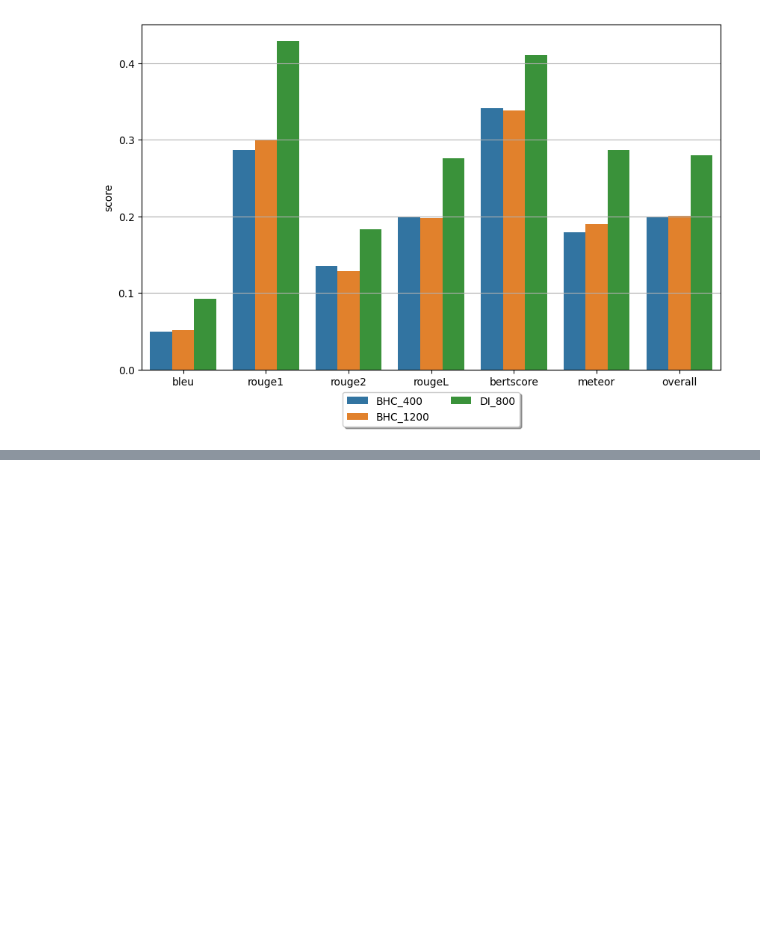
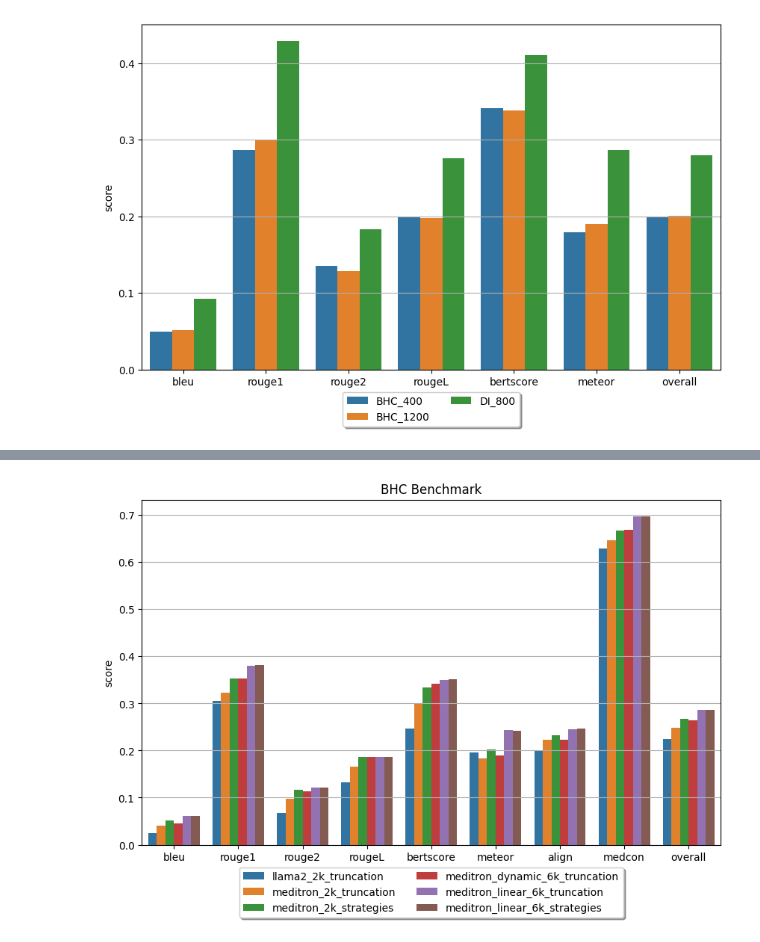
Before and after one commit to HAOTIAN89/MEDISCHARGE, a Jupyter notebook: notebooks/sections_scores_analysis.ipynb, the cells around one changed output, grey strips where cells are left out. Saved outputs shown, nothing was run; the diff lists cells and outputs as text; code cells hidden in the pictures; blank space fills up the shorter version.

Commit message:
benchmarks

```diff
--- a/notebooks/sections_scores_analysis.ipynb
+++ b/notebooks/sections_scores_analysis.ipynb
@@ -60,0 +203,80 @@ plt.show()
+# %%
+bhc_benchmark_llama2 = pd.read_json('../data/paper_infered/llama2-7b-bhc-p-2k/scores.json', orient='records', typ='series')
+bhc_benchmark_meditron_2k = pd.read_json('../data/paper_infered/meditron-7b-bhc-p-2k/scores.json', orient='records', typ='series')
+bhc_benchmark_meditron_dynamic_6k = pd.read_json('../data/paper_infered/meditron-7b-bhc-p-d6k/scores.json', orient='records', typ='series')
+bhc_benchmark_meditron_linear_6k = pd.read_json('../data/paper_infered/meditron-7b-bhc-p-l6k/scores.json', orient='records', typ='series')
+bhc_benchmark_meditron_linear_6k_strategies = pd.read_json('../data/paper_infered/meditron-7b-bhc-p-l6k-s/scores.json', orient='records', typ='series')
+bhc_benchmark_meditron_2k_strategies = pd.read_json('../data/paper_infered/meditron-7b-bhc-p-2k-s/scores.json', orient='records', typ='series')
+bhc_benchmark_meditron_linear_6k_submission = pd.read_json('../data/submissions/best_bhc/scores.json', orient='records', typ='series')
+
+
+di_benchmark_llama2 = pd.read_json('../data/paper_infered/llama2-7b-di-p-2k/scores.json', orient='records', typ='series')
+di_benchmark_meditron_2k = pd.read_json('../data/paper_infered/meditron-7b-di-p-2k/scores.json', orient='records', typ='series')
+di_benchmark_meditron_dynamic_6k = pd.read_json('../data/paper_infered/meditron-7b-di-p-d6k/scores.json', orient='records', typ='series')
+di_benchmark_meditron_linear_6k = pd.read_json('../data/paper_infered/meditron-7b-di-p-l6k/scores.json', orient='records', typ='series')
+di_benchmark_meditron_linear_6k_strategies = pd.read_json('../data/paper_infered/meditron-7b-di-p-l6k-s/scores.json', orient='records', typ='series')
+di_benchmark_meditron_2k_strategies = pd.read_json('../data/paper_infered/meditron-7b-di-p-2k-s/scores.json', orient='records', typ='series')
+di_benchmark_meditron_linear_6k_submission = pd.read_json('../data/submissions/best_di/scores.json', orient='records', typ='series')
+
+# create a DataFrame with the scores
+bhc_benchmark_df = pd.DataFrame({
+    'llama2_2k_truncation': bhc_benchmark_llama2,
+    'meditron_2k_truncation': bhc_benchmark_meditron_2k,
+    'meditron_2k_strategies': bhc_benchmark_meditron_2k_strategies,
+    'meditron_dynamic_6k_truncation': bhc_benchmark_meditron_dynamic_6k,
+    'meditron_linear_6k_truncation': bhc_benchmark_meditron_linear_6k,
+    'meditron_linear_6k_strategies': bhc_benchmark_meditron_linear_6k_strategies,
+    #'meditron_linear_6k_submission': bhc_benchmark_meditron_linear_6k_submission,
+
+})
+di_benchmark_df = pd.DataFrame({
+    'llama2_2k_truncation': di_benchmark_llama2,
+    'meditron_2k_truncation': di_benchmark_meditron_2k,
+    'meditron_2k_strategies': di_benchmark_meditron_2k_strategies,
+    'meditron_dynamic_6k_truncation': di_benchmark_meditron_dynamic_6k,
+    'meditron_linear_6k_truncation': di_benchmark_meditron_linear_6k,
+    'meditron_linear_6k_strategies': di_benchmark_meditron_linear_6k_strategies,
+    #'meditron_linear_6k_submission': di_benchmark_meditron_linear_6k_submission
+})
+
+# global score (mean of DI and BHC)
+global_score_df = (bhc_benchmark_df + di_benchmark_df) / 2
+
+# set score_name as index
+bhc_benchmark_df['score_name'] = bhc_benchmark_df.index
+di_benchmark_df['score_name'] = di_benchmark_df.index
+global_score_df['score_name'] = global_score_df.index
+
+# melt the DataFrame to have a column for each experiment
+bhc_benchmark_df = pd.melt(bhc_benchmark_df, id_vars='score_name', var_name='experiment', value_name='score')
+di_benchmark_df = pd.melt(di_benchmark_df, id_vars='score_name', var_name='experiment', value_name='score')
+global_score_df = pd.melt(global_score_df, id_vars='score_name', var_name='experiment', value_name='score')
+
+# plot histogram grouped by score type (column)
+fig = plt.figure(figsize=(10, 6))
+plt.grid()
+sns.barplot(data=bhc_benchmark_df, x="score_name", y="score", hue="experiment", palette='tab10')
+# legend under the plot
+plt.legend(loc='upper center', bbox_to_anchor=(0.5, -0.05), shadow=True, ncol=2)
+plt.title('BHC Benchmark')
+plt.show()
+
+# plot histogram grouped by score type (column)
+fig = plt.figure(figsize=(10, 6))
+plt.grid()
+sns.barplot(data=di_benchmark_df, x="score_name", y="score", hue="experiment", palette='tab10')
+# legend under the plot
+plt.legend(loc='upper center', bbox_to_anchor=(0.5, -0.05), shadow=True, ncol=2)
+plt.title('DI Benchmark')
+plt.show()
+
+# plot histogram grouped by score type (column)
+fig = plt.figure(figsize=(10, 6))
+plt.grid()
+sns.barplot(data=global_score_df, x="score_name", y="score", hue="experiment", palette='tab10')
+# legend under the plot
+plt.legend(loc='upper center', bbox_to_anchor=(0.5, -0.05), shadow=True, ncol=2)
+plt.title('Global Benchmark')
+plt.show()
+# %% [output]
+[figure, added]
```
Also changed, not shown: parts of 9 cells of this notebook, 2 other files.
